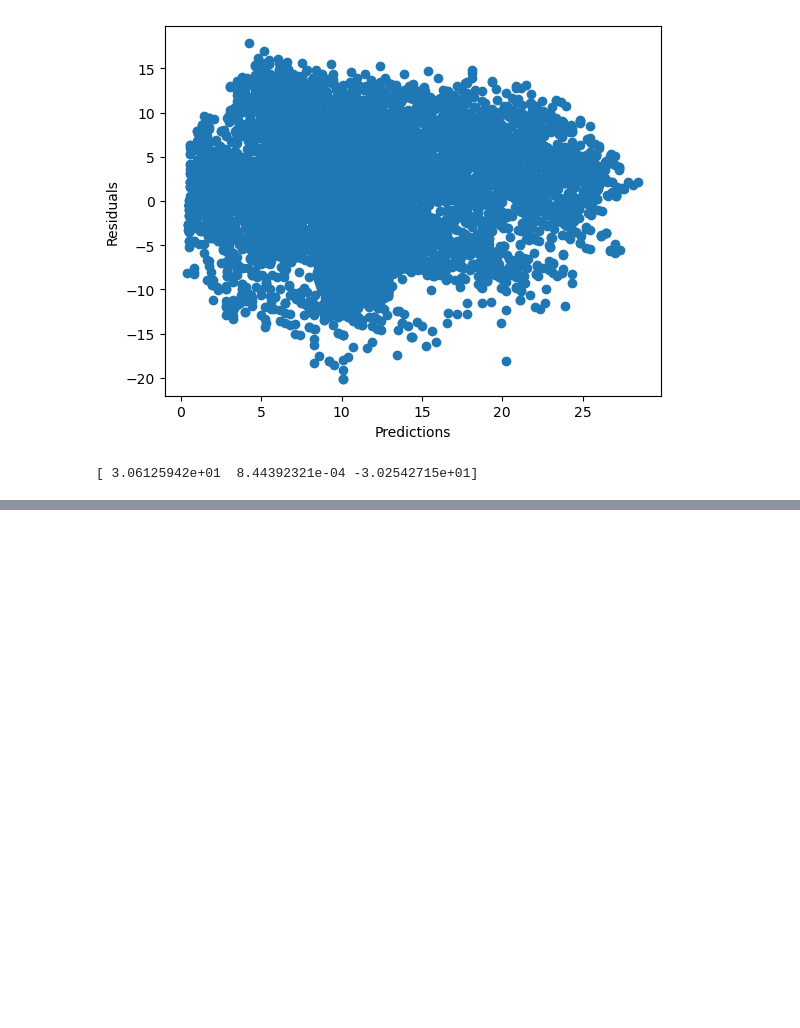
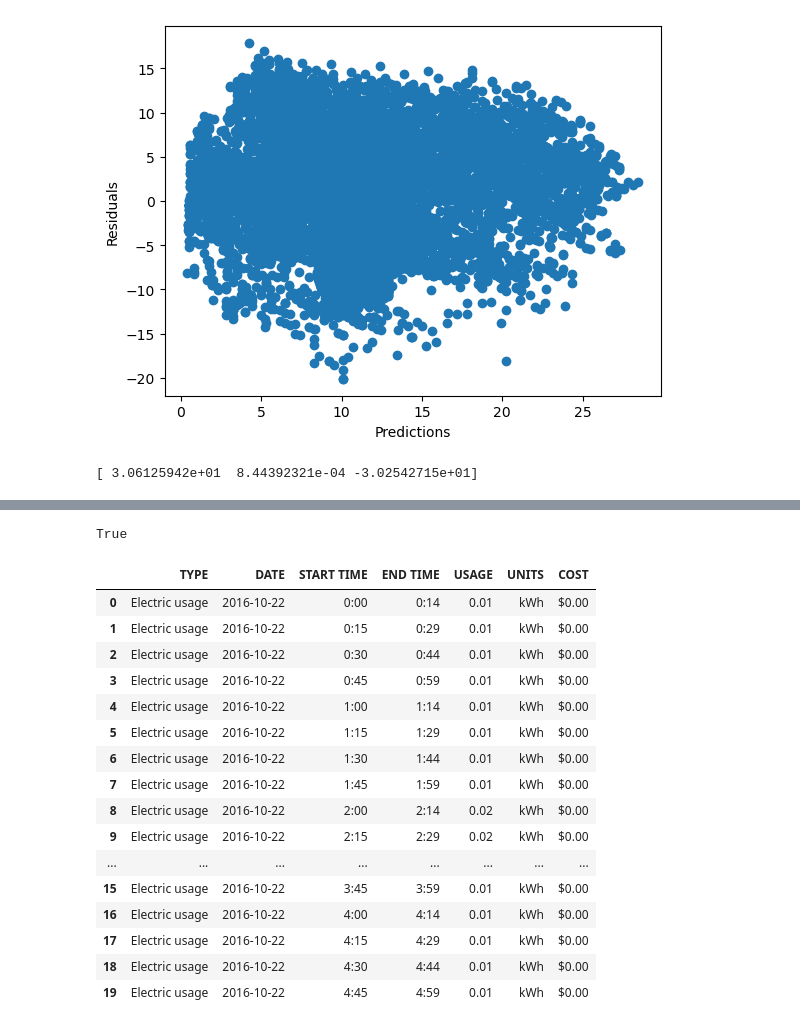
Before and after one commit to KevalGandhi/Time-Series-Learning, a Jupyter notebook: Linear Regression Testing.ipynb, the cells around one changed output, grey strips where cells are left out. Drawn from its saved outputs; the diff is of its cells as text; code cells hidden in the pictures; blank space fills up the shorter version.

```diff
--- a/Linear Regression Testing.ipynb
+++ b/Linear Regression Testing.ipynb
@@ -210,0 +251,34 @@ print(BetaHat)
+# %%
+energy = pd.read_csv('D202.csv', parse_dates = ['DATE'], date_parser = lambda x: pd.to_datetime(x, format = 'mixed'))
+
+#energy.DATE = pd.to_datetime(energy.DATE, utc = True)
+#energy.sort_values(by='DATE', ascending = True, inplace = True)
+print(energy.DATE.is_monotonic_increasing)
+
+'''
+pd.read_csv('testresult.csv', parse_dates=['TIME'],
+    date_parser=lambda x: pd.to_datetime(x, format='%m/%d/%Y %I:%M:%S %p'))
+'''
+
+energy.drop('NOTES', axis = 'columns', inplace = True)
+
+energy.head(20)
+# %% [output]
+True
+|  | TYPE | DATE | START TIME | END TIME | USAGE | UNITS | COST |
+| 0 | Electric usage | 2016-10-22 | 0:00 | 0:14 | 0.01 | kWh | $0.00 |
+| 1 | Electric usage | 2016-10-22 | 0:15 | 0:29 | 0.01 | kWh | $0.00 |
+| 2 | Electric usage | 2016-10-22 | 0:30 | 0:44 | 0.01 | kWh | $0.00 |
+| 3 | Electric usage | 2016-10-22 | 0:45 | 0:59 | 0.01 | kWh | $0.00 |
+| 4 | Electric usage | 2016-10-22 | 1:00 | 1:14 | 0.01 | kWh | $0.00 |
+| 5 | Electric usage | 2016-10-22 | 1:15 | 1:29 | 0.01 | kWh | $0.00 |
+| 6 | Electric usage | 2016-10-22 | 1:30 | 1:44 | 0.01 | kWh | $0.00 |
+| 7 | Electric usage | 2016-10-22 | 1:45 | 1:59 | 0.01 | kWh | $0.00 |
+| 8 | Electric usage | 2016-10-22 | 2:00 | 2:14 | 0.02 | kWh | $0.00 |
+| 9 | Electric usage | 2016-10-22 | 2:15 | 2:29 | 0.02 | kWh | $0.00 |
+| ... | ... | ... | ... | ... | ... | ... | ... |
+| 15 | Electric usage | 2016-10-22 | 3:45 | 3:59 | 0.01 | kWh | $0.00 |
+| 16 | Electric usage | 2016-10-22 | 4:00 | 4:14 | 0.01 | kWh | $0.00 |
+| 17 | Electric usage | 2016-10-22 | 4:15 | 4:29 | 0.01 | kWh | $0.00 |
+| 18 | Electric usage | 2016-10-22 | 4:30 | 4:44 | 0.01 | kWh | $0.00 |
+| 19 | Electric usage | 2016-10-22 | 4:45 | 4:59 | 0.01 | kWh | $0.00 |
```
Also changed, not shown: parts of 8 cells of this notebook.
